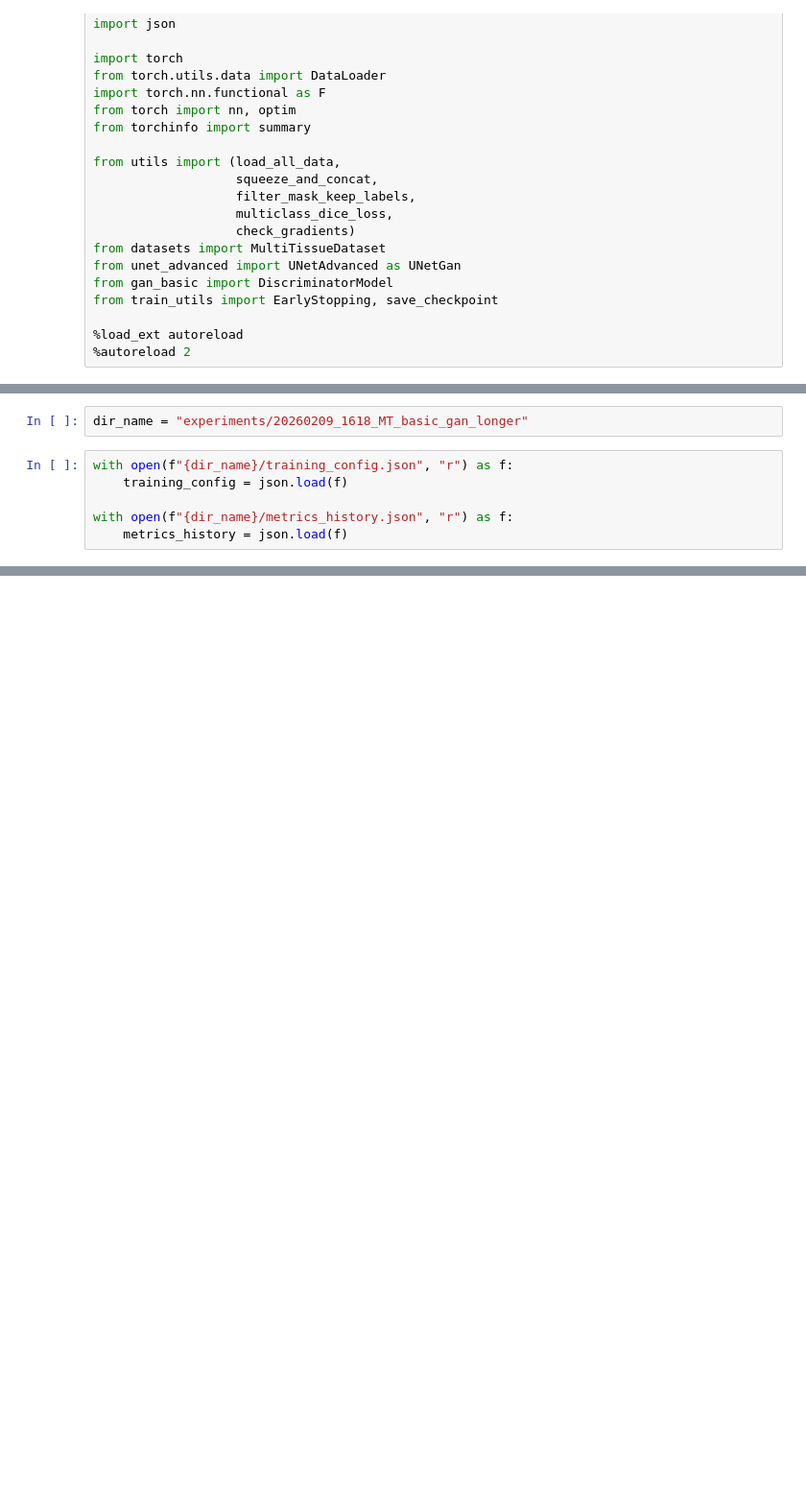
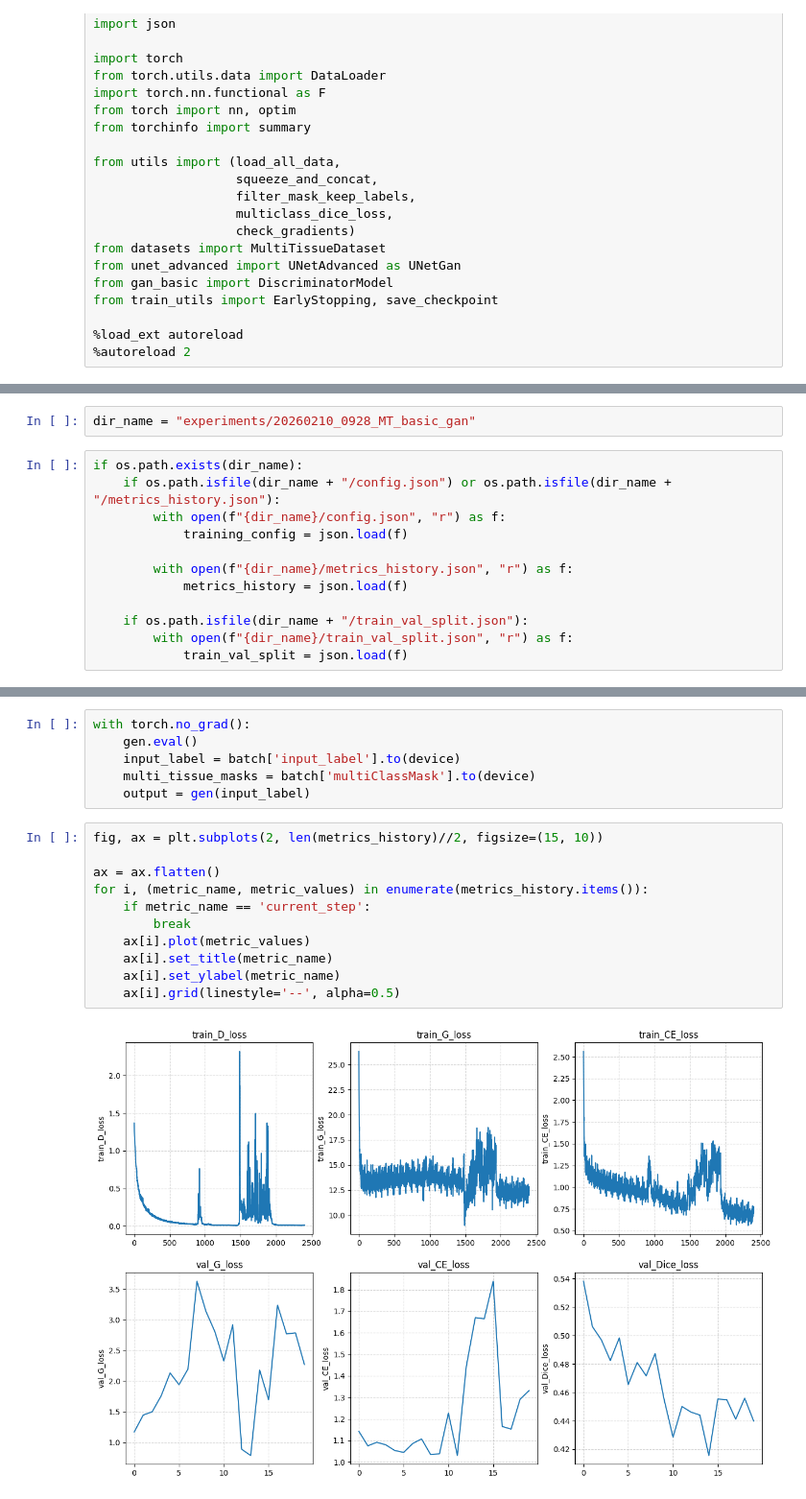
Before and after one commit to paolodc5/CMR_synthesis, a Jupyter notebook: eval.ipynb, the cells around one changed output, grey strips where cells are left out. Shown at 96% size. Cells and saved outputs as stored; diff of their text form; blank space fills up the shorter version.

Commit message:
Final base gan training code + multi-discriminator

```diff
--- a/eval.ipynb
+++ b/eval.ipynb
@@ -29,8 +55,14 @@ from train_utils import EarlyStopping, save_checkpoint
 # %%
-dir_name = "experiments/20260209_1618_MT_basic_gan_longer"
+dir_name = "experiments/20260210_0928_MT_basic_gan"
 # %%
-with open(f"{dir_name}/training_config.json", "r") as f:
-    training_config = json.load(f)
+if os.path.exists(dir_name):
+    if os.path.isfile(dir_name + "/config.json") or os.path.isfile(dir_name + "/metrics_history.json"):
+        with open(f"{dir_name}/config.json", "r") as f:
+            training_config = json.load(f)
 
-with open(f"{dir_name}/metrics_history.json", "r") as f:
-    metrics_history = json.load(f)
+        with open(f"{dir_name}/metrics_history.json", "r") as f:
+            metrics_history = json.load(f)
+
+    if os.path.isfile(dir_name + "/train_val_split.json"):
+        with open(f"{dir_name}/train_val_split.json", "r") as f:
+            train_val_split = json.load(f)
@@ -46,0 +114,19 @@ for i, (metric_name, metric_values) in enumerate(metrics_history.items()):
+# %%
+with torch.no_grad():
+    gen.eval()
+    input_label = batch['input_label'].to(device)
+    multi_tissue_masks = batch['multiClassMask'].to(device)
+    output = gen(input_label)
+# %%
+fig, ax = plt.subplots(2, len(metrics_history)//2, figsize=(15, 10))
+
+ax = ax.flatten()
+for i, (metric_name, metric_values) in enumerate(metrics_history.items()):
+    if metric_name == 'current_step':
+        break
+    ax[i].plot(metric_values)
+    ax[i].set_title(metric_name)
+    ax[i].set_ylabel(metric_name)
+    ax[i].grid(linestyle='--', alpha=0.5)
+# %% [output]
+[figure, added]
```
Also changed, not shown: parts of 12 cells of this notebook, 2 other files.
